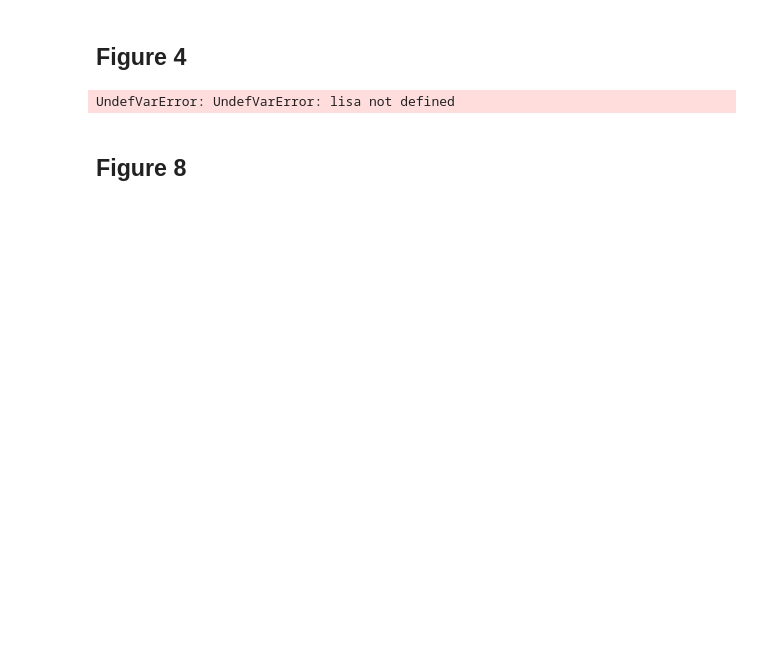
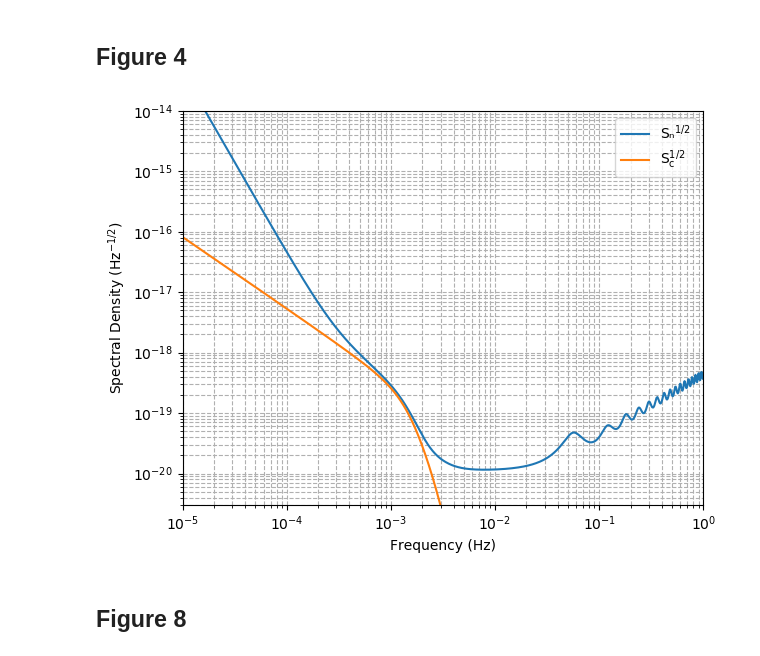
Before and after one commit to zuchengchen/GWSC.jl, a Jupyter notebook: examples/LISA.ipynb, the cells around one changed output. Cells and saved outputs as stored; diff of their text form; code cells hidden in the pictures; blank space fills up the shorter version.

```diff
--- a/examples/LISA.ipynb
+++ b/examples/LISA.ipynb
@@ -39,9 +33,9 @@ UndefVarError: UndefVarError: lisa not defined
 # %% [markdown]
 ## Figure 4
 # %%
-plotSpectralDensity(lisa, plotSnC=true)
+plotSpectralDensity(lisa, plotSnCQ=true)
 # %% [output]
-UndefVarError: UndefVarError: lisa not defined
+[figure, added]
 # %% [markdown]
 ## Figure 8
 # %%
```
Also changed, not shown: parts of 5 cells of this notebook, 5 other files.
